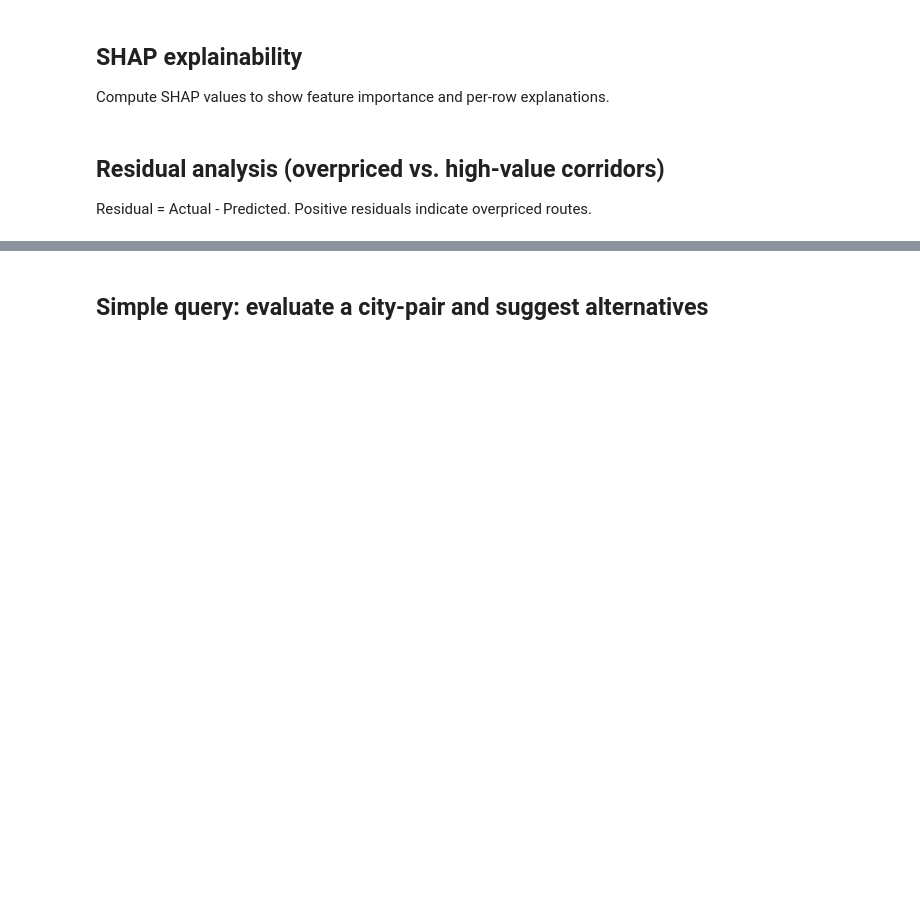
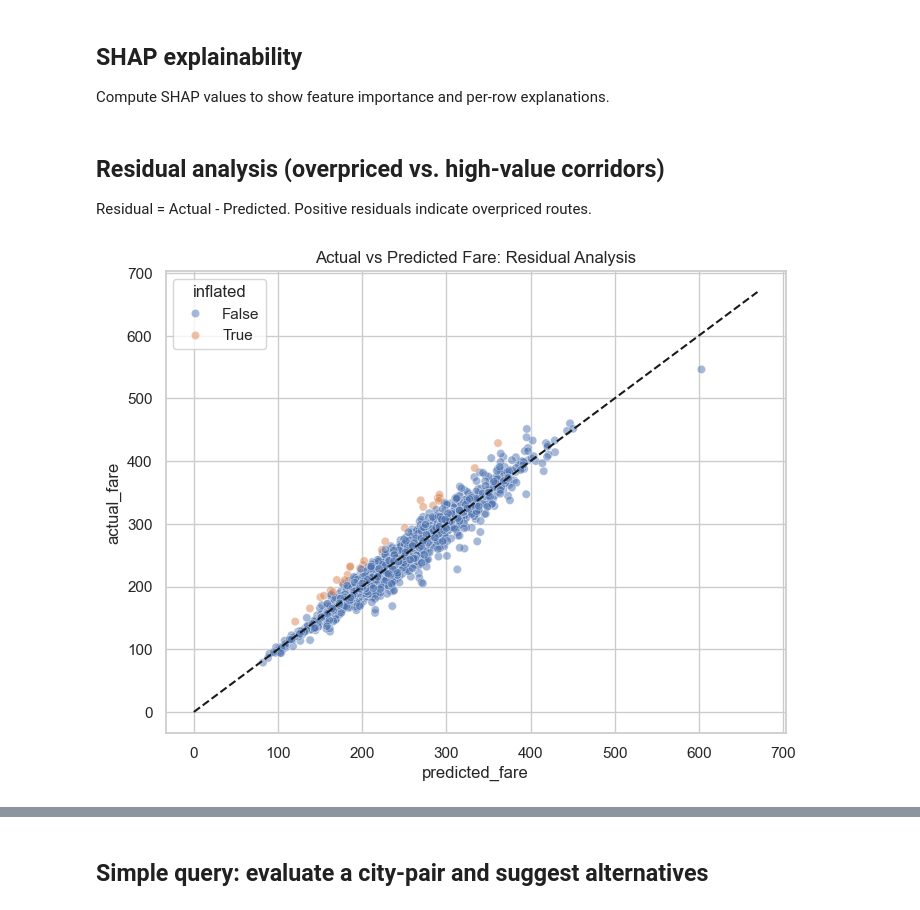
Before and after one commit to andrew-canada/FlightID, a Jupyter notebook: notebooks/fare_explainer.ipynb, the cells around one changed output, grey strips where cells are left out. Saved outputs shown, nothing was run; the diff lists cells and outputs as text; code cells hidden in the pictures; blank space fills up the shorter version.

Commit message:
clean up

```diff
--- a/notebooks/fare_explainer.ipynb
+++ b/notebooks/fare_explainer.ipynb
@@ -20,10 +46,7 @@ sns.set(style='whitegrid')
 # %%
 # 2. Load data and run feature engineering
 data_path = Path('..') / 'data' / 'airline_ticket_dataset_csv.csv'
-df = pd.read_csv(data_path, dtype=str)
-df = feature_engineer(df)
-print('rows,cols', df.shape)
-df.head()
+df = feature_engineer(pd.read_csv(data_path, dtype=str))
 # %% [markdown]
 ## Feature selection and temporal encoding
 We create `fare_per_mile` as a derived unit, a `competitive_pressure` index, and `market_concentration`. We also one-hot `Year` & `quarter` to capture seasonality.
@@ -52,8 +77,13 @@ print('train size', X_tr.shape, 'val size', X_val.shape, 'test size', X_test.sha
 ## Train GBM (XGBoost)
 We train a GBM to predict `fare_per_mile`. Predicted fare = predicted_per_mile * distance.
 # %%
-model = xgb.XGBRegressor(n_estimators=1000, learning_rate=0.05, tree_method='hist', random_state=3169)
-callbacks = [xgb.callback.EarlyStopping(rounds=50, save_best=True)]
-model.fit(X_tr, y_tr, eval_set=[(X_val, y_val)], eval_metric='mae', callbacks=callbacks)
-preds = model.predict(X_test)
-print('Test MAE (per-mile):', mean_absolute_error(y_test, preds))
+# 5. Train model
+model = xgb.XGBRegressor(
+    n_estimators=1000,
+    learning_rate=0.05,
+    tree_method='hist',
+    random_state=3169,
+    early_stopping_rounds=50,
+    eval_metric='mae'
+)
+model.fit(X_tr, y_tr, eval_set=[(X_val, y_val)], verbose=True)
@@ -71,17 +126,16 @@ plt.show()
 ## Residual analysis (overpriced vs. high-value corridors)
 Residual = Actual - Predicted. Positive residuals indicate overpriced routes.
 # %%
-full_preds_per_mile = model.predict(X)
-df['pred_per_mile'] = full_preds_per_mile
-df['predicted_fare'] = df['pred_per_mile'] * df['nsmiles_clean']
-df['residual'] = df['fare_clean'] - df['predicted_fare']
-# flag inflated if residual pct > 0.15
-df['pct_diff'] = df['residual'] / df['predicted_fare'].replace({0:np.nan})
-df['inflated'] = df['pct_diff'] > 0.15
+# 6. Residual Analysis and Market Diagnostics
+# Impute full dataset for inference
+X_full = pd.DataFrame(imputer.transform(df[features]), columns=features)
+df_preds = detect_inflation(df, features, model, X_full)
+
+# Plotting residuals
 plt.figure(figsize=(8,6))
-sns.scatterplot(x='predicted_fare', y='fare_clean', hue='inflated', data=df.sample(min(2000,len(df))), alpha=0.7)
-plt.plot([0, df['predicted_fare'].max()],[0, df['predicted_fare'].max()], color='k', linestyle='--')
-plt.xlabel('Predicted Fare')
-plt.ylabel('Actual Fare')
-plt.title('Actual vs Predicted Fare (sample)')
+sns.scatterplot(x='predicted_fare', y='actual_fare', hue='inflated', data=df_preds.sample(min(2000, len(df_preds))), alpha=0.5)
+plt.plot([0, df_preds['predicted_fare'].max()], [0, df_preds['predicted_fare'].max()], color='k', linestyle='--')
+plt.title('Actual vs Predicted Fare: Residual Analysis')
 plt.show()
+# %% [output]
+[figure, added]
```
Also changed, not shown: parts of 9 cells of this notebook, 1 other file.
